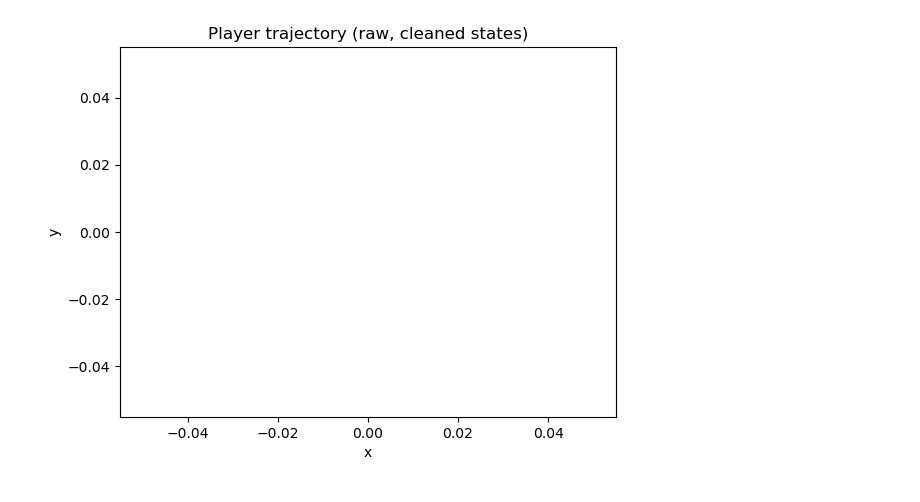
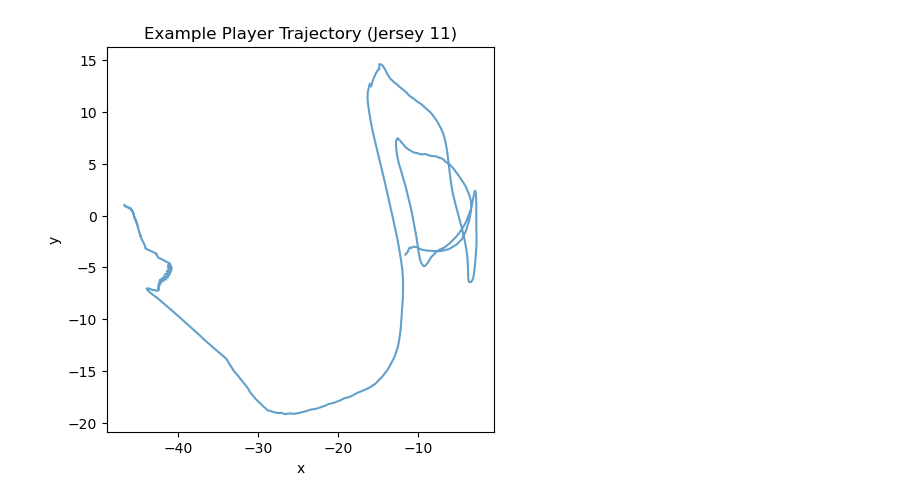
Before and after one commit to shochak2016/tactical-viewer-app, a Jupyter notebook: pff_tracking_exploration.ipynb, the cells around one changed output. Saved outputs shown, nothing was run; the diff lists cells and outputs as text; code cells hidden in the pictures.

```diff
--- a/pff_tracking_exploration.ipynb
+++ b/pff_tracking_exploration.ipynb
@@ -92,9 +217,0 @@ player_presence.sort_values("first_frame").head()
-# %%
-df = df.sort_values(["team", "jersey", "frame"])
-
-df["frame_gap"] = (
-    df.groupby(["team", "jersey"])["frame"]
-      .diff()
-)
-
-df[df["frame_gap"] > 1].head(10)
@@ -130,2 +217,0 @@ def player_state(row):
-# %%
-df["player_state"] = df.apply(player_state, axis=1)
@@ -139,5 +217,0 @@ Name: count, dtype: int64
-# %%
-df["interpolation_ok"] = (
-    (df["player_state"] == "ON_PITCH_VISIBLE") &
-    (df["frame_gap"].fillna(1) <= 10)
-)
@@ -165,12 +228,13 @@ player_summary.head()
 # %%
-import matplotlib.pyplot as plt
+example = df.iloc[0]["jersey"]
 
-example = df[(df["team"] == "home") & (df["jersey"] == df["jersey"].iloc[0])]
+traj = df[df["jersey"] == example]
 
-plt.plot(example["x"], example["y"], alpha=0.7)
-plt.title("Player trajectory (raw, cleaned states)")
+plt.figure(figsize=(5,5))
+plt.plot(traj["x"], traj["y"], alpha=0.7)
+plt.title(f"Example Player Trajectory (Jersey {example})")
 plt.xlabel("x")
 plt.ylabel("y")
 plt.show()
 # %% [output]
-[figure, old version]
+[figure, new version]
```
Also changed, not shown: parts of 21 cells of this notebook.
